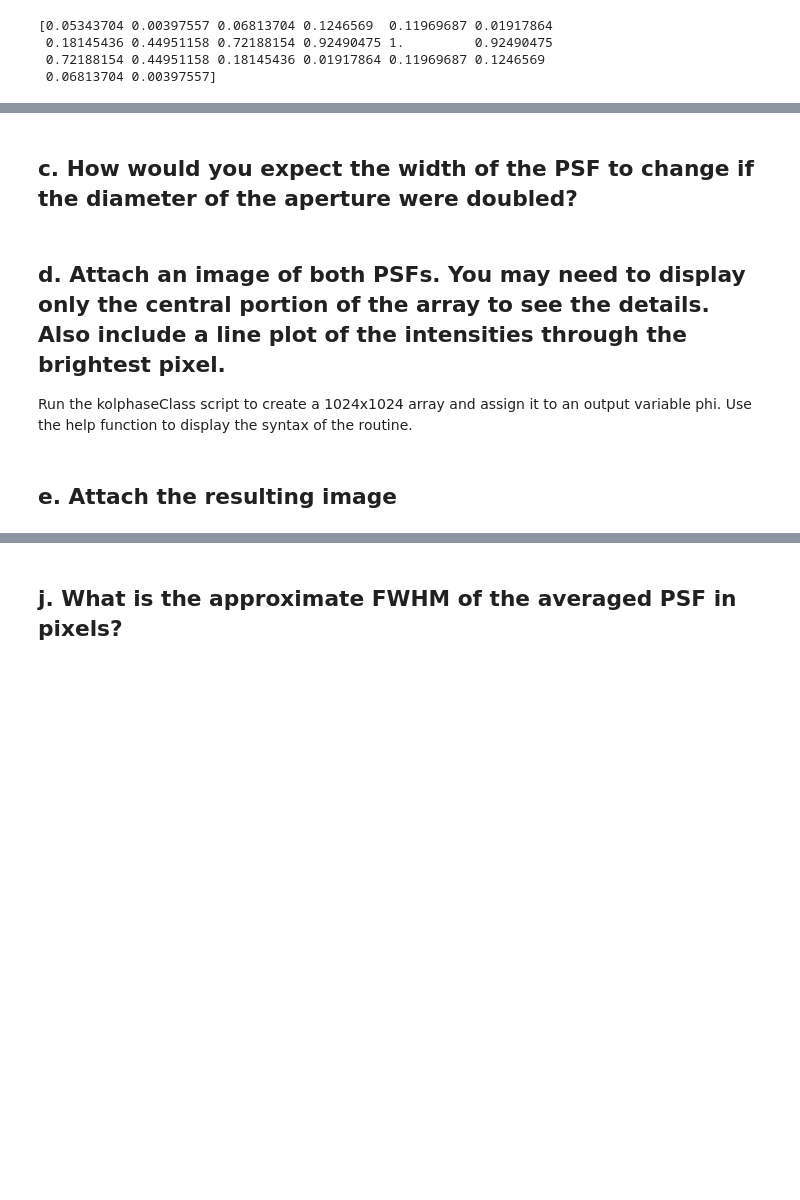
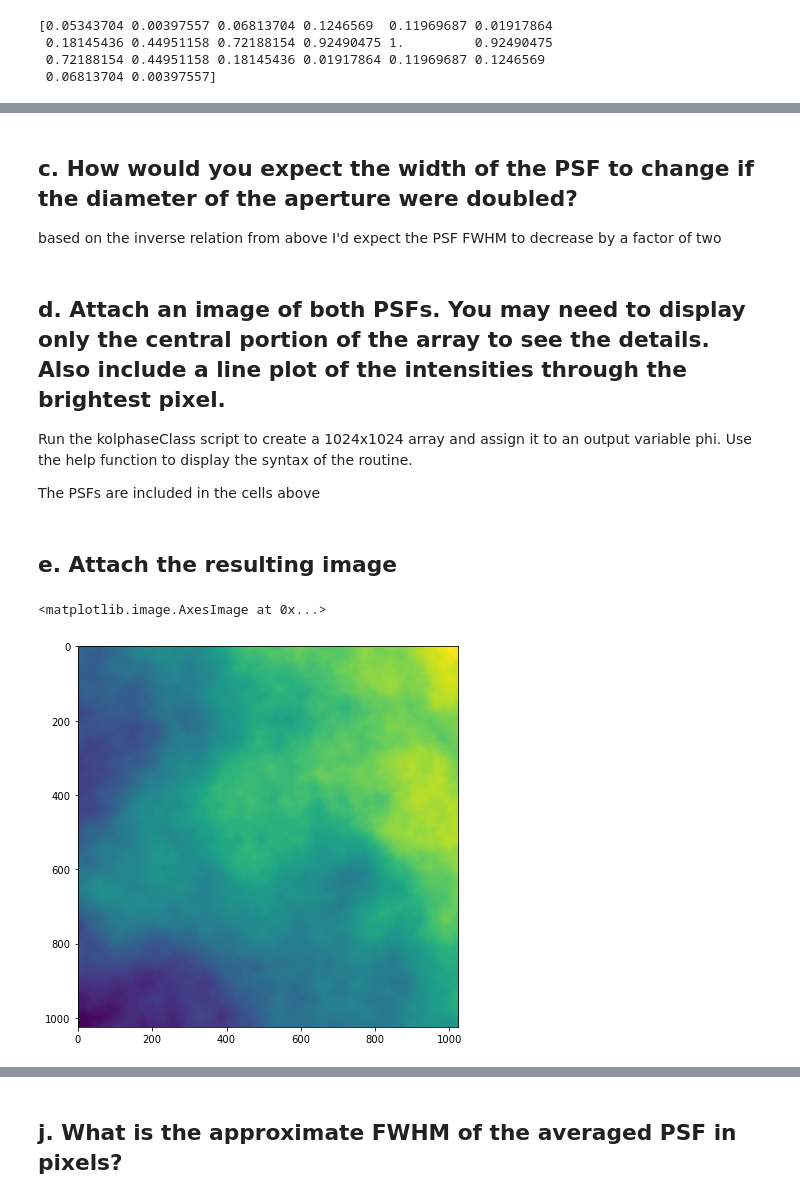
Before and after one commit to trentjbrendel/OPTI-528, a Jupyter notebook: Homework1_JNA.ipynb, the cells around one changed output, grey strips where cells are left out. Cells and saved outputs as stored; diff of their text form; code cells hidden in the pictures; blank space fills up the shorter version.

```diff
--- a/Homework1_JNA.ipynb
+++ b/Homework1_JNA.ipynb
@@ -266,10 +372,22 @@ print(slice_psf)
 # %% [markdown]
 ## c.	How would you expect the width of the PSF to change if the diameter of the aperture were doubled?
+
+based on the inverse relation from above I'd expect the PSF FWHM to decrease by a factor of two
 # %% [markdown]
 ## d.	Attach an image of both PSFs. You may need to display only the central portion of the array to see the details. Also include a line plot of the intensities through the brightest pixel.
 
 Run the kolphaseClass script to create a 1024x1024 array and assign it to an output variable phi. Use the help function to display the syntax of the routine.
+
+
+The PSFs are included in the cells above
 # %% [markdown]
 ## e. Attach the resulting image
+# %%
+phi = kolphaseClass(1024)
+plt.figure(figsize=[7,7])
+plt.imshow(phi)
+# %% [output]
+<matplotlib.image.AxesImage at 0x...>
+[figure, added]
 # %% [markdown]
 ## f.	Compute the PSF for the 256 pixel aperture with phi as the phase of the electric field. Make sure to model both the amplitude and phase of the electric field. Write down the equation used to compute this PSF. Attach the image of the aberrated PSF
```
Also changed, not shown: parts of 29 cells of this notebook.
